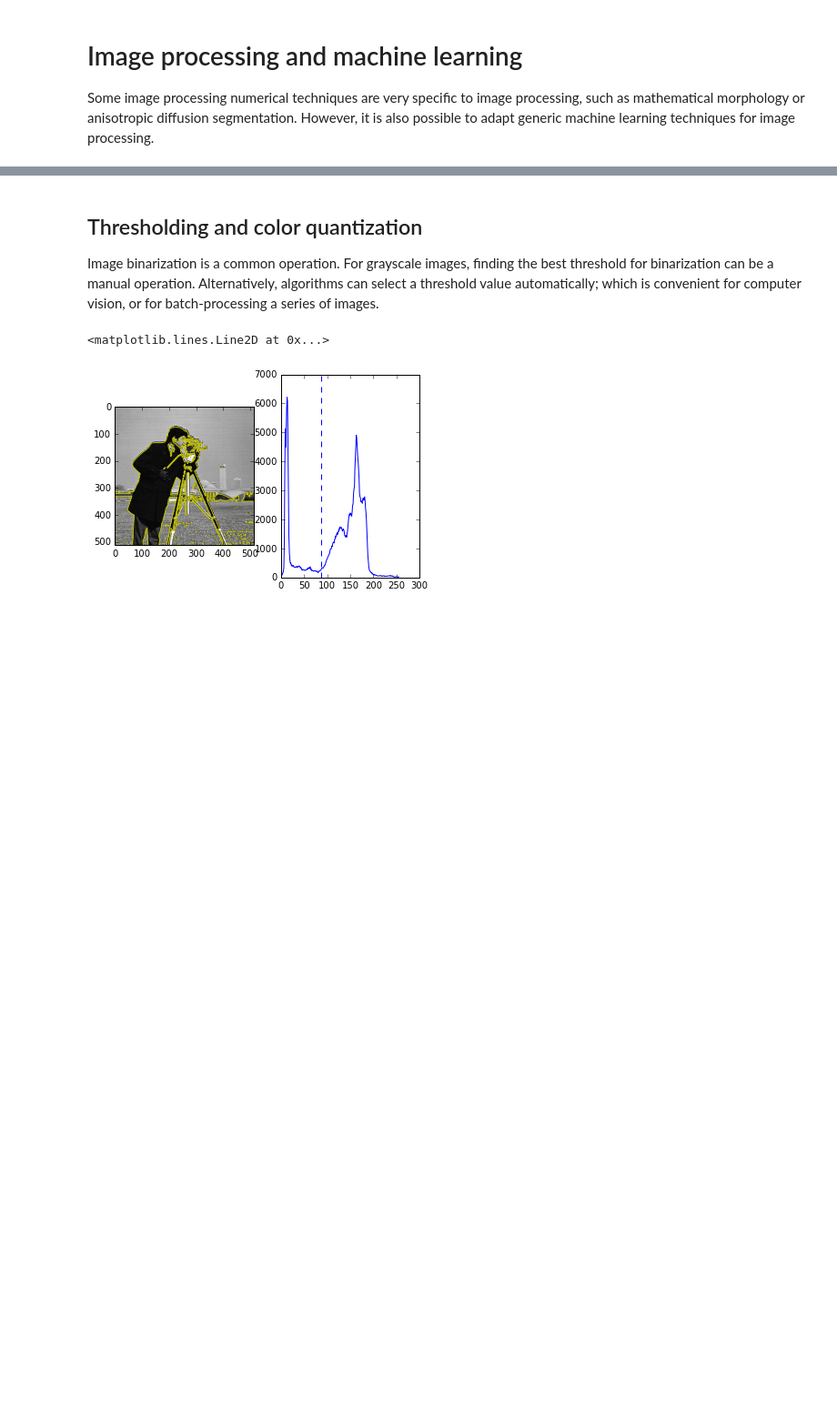
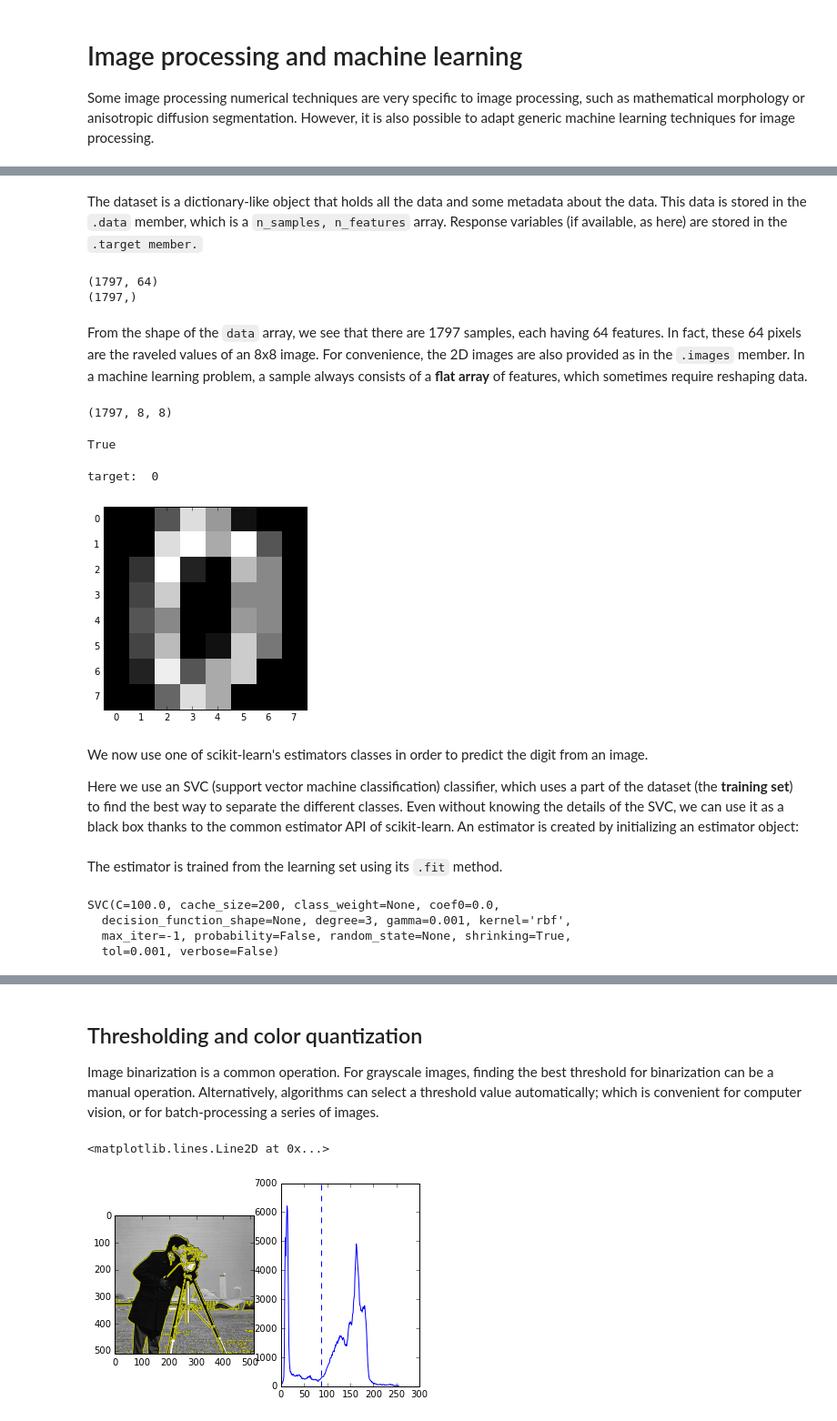
Before and after one commit to emmanuelle/skimage-tutorials, a Jupyter notebook: lectures/machine_learning.ipynb, the cells around one changed output, grey strips where cells are left out. Shown at 91% size. Cells and saved outputs as stored; diff of their text form; code cells hidden in the pictures; blank space fills up the shorter version.

Commit message:
Added introduction on machine learning

```diff
--- a/lectures/machine_learning.ipynb
+++ b/lectures/machine_learning.ipynb
@@ -12,0 +34,28 @@ import matplotlib.pyplot as plt
+# %%
+digits = datasets.load_digits()
+# %% [markdown]
+The dataset is a dictionary-like object that holds all the data and some metadata about the data. This data is stored in the ``.data`` member, which is a ``n_samples, n_features`` array. Response variables (if available, as here) are stored in the ``.target member.``
+# %%
+print(digits.data.shape)
+print(digits.target.shape)
+# %% [output]
+(1797, 64)
+(1797,)
+# %% [markdown]
+From the shape of the ``data`` array, we see that there are 1797 samples, each having 64 features. In fact, these 64 pixels are the raveled values of an 8x8 image. For convenience, the 2D images are also provided as in the ``.images`` member. In a machine learning problem, a sample always consists of a **flat array** of features, which sometimes require reshaping data.
+# %%
+print(digits.images.shape)
+np.all(digits.data[0].reshape((8, 8)) == digits.images[0])
+# %% [output]
+(1797, 8, 8)
+True
+# %%
+plt.imshow(digits.images[0], cmap='gray')
+print("target: ", digits.target[0])
+# %% [output]
+target:  0
+[figure, added]
+# %% [markdown]
+We now use one of scikit-learn's estimators classes in order to predict the digit from an image.
+
+Here we use an SVC (support vector machine classification) classifier, which uses a part of the dataset (the **training set**) to find the best way to separate the different classes. Even without knowing the details of the SVC, we can use it as a black box thanks to the common estimator API of scikit-learn. An estimator is created by initializing an estimator object:
@@ -12,0 +65,9 @@ import matplotlib.pyplot as plt
+# %% [markdown]
+The estimator is trained from the learning set using its ``.fit`` method.
+# %%
+clf.fit(digits.data[:-10], digits.target[:-10])
+# %% [output]
+SVC(C=100.0, cache_size=200, class_weight=None, coef0=0.0,
+  decision_function_shape=None, degree=3, gamma=0.001, kernel='rbf',
+  max_iter=-1, probability=False, random_state=None, shrinking=True,
+  tol=0.001, verbose=False)
```
Also changed, not shown: parts of 9 cells of this notebook.
